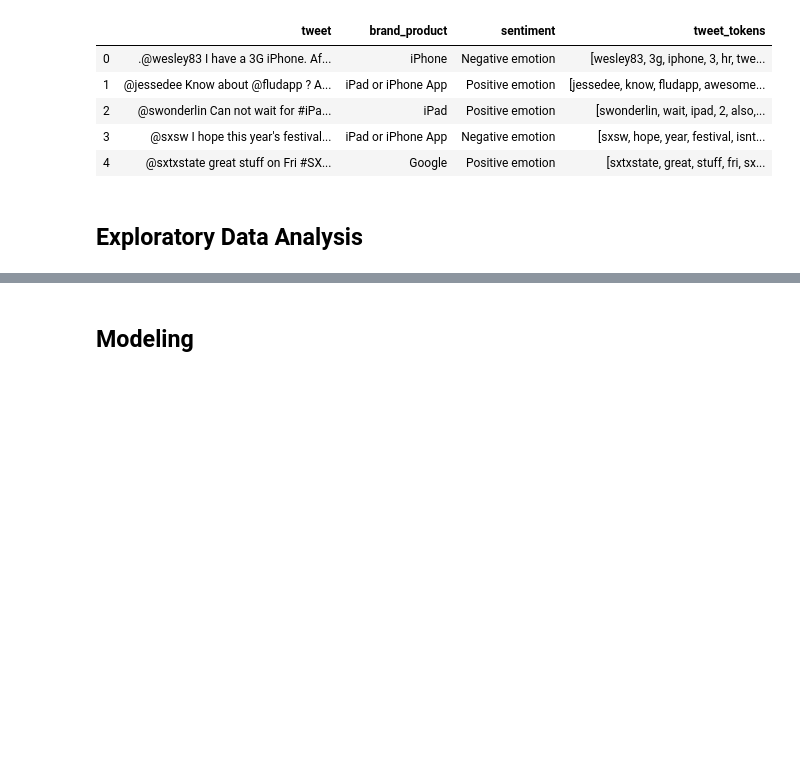
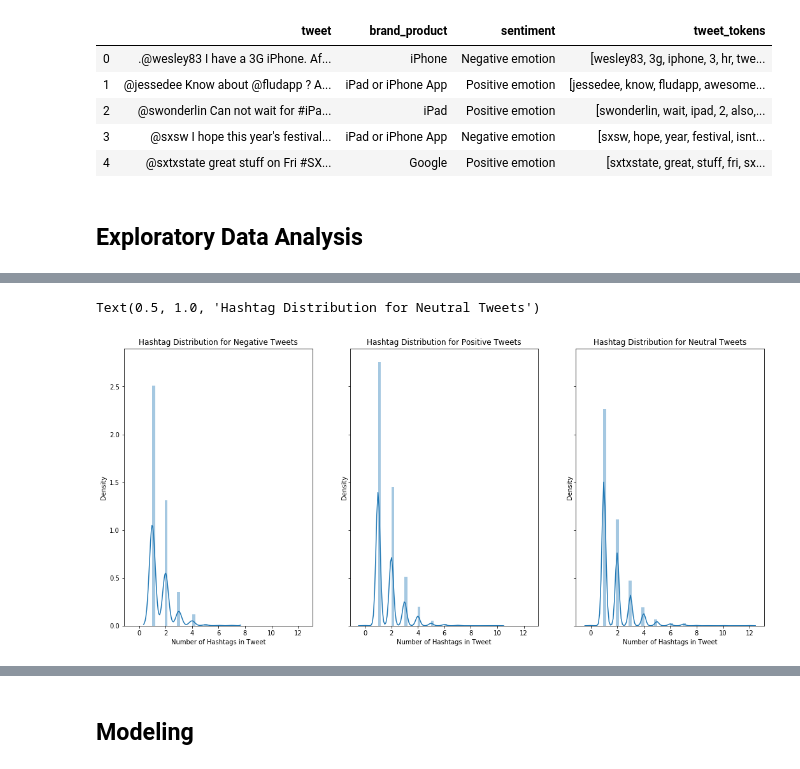
Before and after one commit to jeremy-lee93/nlp-brand-sentiment-analysis, a Jupyter notebook: EDA_and_modeling.ipynb, the cells around one changed output, grey strips where cells are left out. Drawn from its saved outputs; the diff is of its cells as text; code cells hidden in the pictures; blank space fills up the shorter version.

```diff
--- a/EDA_and_modeling.ipynb
+++ b/EDA_and_modeling.ipynb
@@ -515,0 +632,5 @@ Name: sentiment, dtype: int64
+# %%
+df_branded['hashtag_count'] = df_branded['tweet'].apply(count_hashtags)
+df_branded['mention_count'] = df_branded['tweet'].apply(count_mentions)
+df_branded['weblink_count'] = df_branded['tweet'].apply(count_weblinks)
+df_branded['tweet_length'] = df_branded['tweet'].apply(count_length_of_tweet)
@@ -515,0 +672,24 @@ Name: sentiment, dtype: int64
+# %%
+fig, (ax1, ax2, ax3) = plt.subplots(1,3, figsize=(18,8), sharey=True, sharex=True)
+
+sns.distplot(df_branded.loc[df_branded.sentiment == 0]['hashtag_count'],
+            ax=ax1)
+sns.distplot(df_branded.loc[df_branded.sentiment == 1]['hashtag_count'],
+            ax=ax2)
+sns.distplot(df_branded.loc[df_branded.sentiment == 2]['hashtag_count'],
+            ax=ax3)
+
+ax1.set_xlabel('Number of Hashtags in Tweet')
+ax1.set_ylabel('Density')
+ax1.set_title('Hashtag Distribution for Negative Tweets')
+
+ax2.set_xlabel('Number of Hashtags in Tweet')
+ax2.set_ylabel('Density')
+ax2.set_title('Hashtag Distribution for Positive Tweets')
+
+ax3.set_xlabel('Number of Hashtags in Tweet')
+ax3.set_ylabel('Density')
+ax3.set_title('Hashtag Distribution for Neutral Tweets')
+# %% [output]
+Text(0.5, 1.0, 'Hashtag Distribution for Neutral Tweets')
+[figure, added]
```
Also changed, not shown: parts of 15 cells of this notebook.
